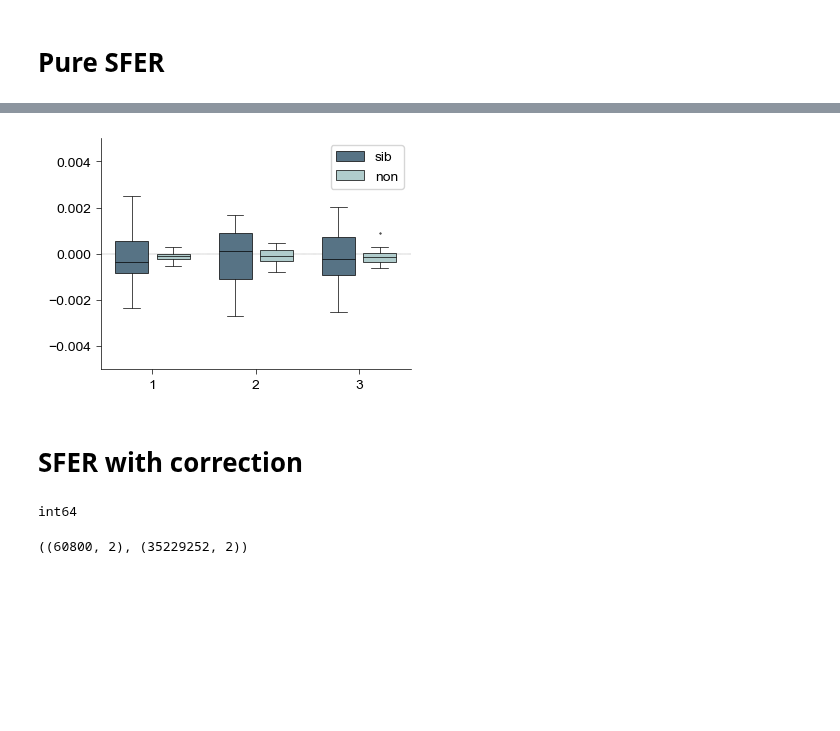
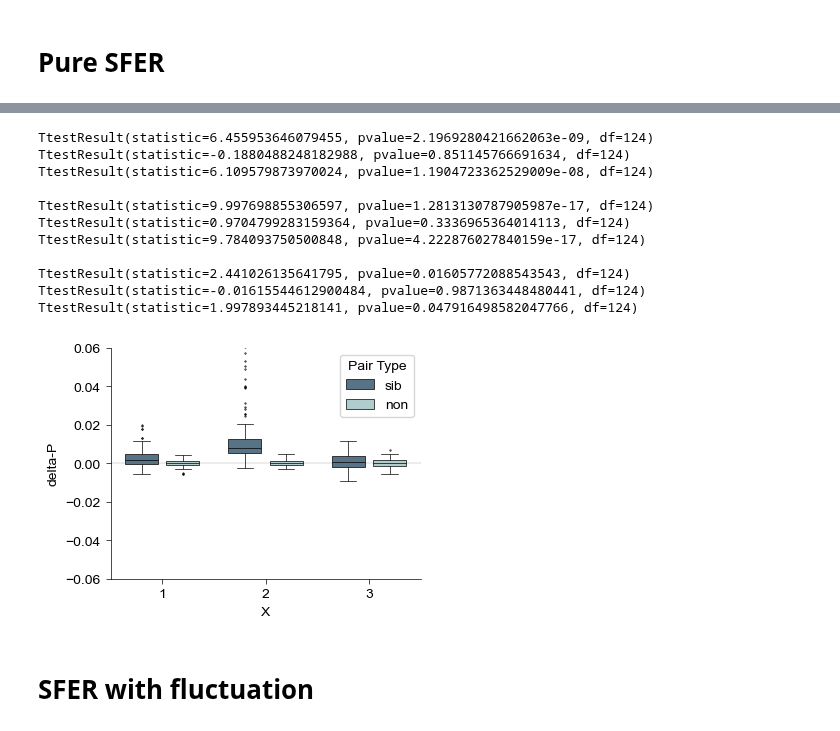
Before and after one commit to YAO-Shuyang/PlotFigures, a Jupyter notebook: Field Analysis/Fig0349 - Simulated Coordination.ipynb, the cells around one changed output, grey strips where cells are left out. Cells and saved outputs as stored; diff of their text form; code cells hidden in the pictures; blank space fills up the shorter version.

```diff
--- a/Field Analysis/Fig0349 - Simulated Coordination.ipynb
+++ b/Field Analysis/Fig0349 - Simulated Coordination.ipynb
@@ -376,59 +384,45 @@ print(mat.shape, mat2.shape)
 # %%
-t = np.concatenate([np.arange(25)] * 3)
-x = np.concatenate([np.repeat(1, 25), np.repeat(2, 25), np.repeat(3, 25)])
-y1 = np.concatenate([mat[:, 0, 0], mat[:, 1, 1], mat[:, 2, 2]])
-y2 = np.concatenate([mat2[:, 0, 0], mat2[:, 1, 1], mat2[:, 2, 2]])
+idx = np.where(Data['Model Type'] == 'SFER Corrected 1')[0]
+SubData = SubDict(Data, Data.keys(), idx)
 fig = plt.figure(figsize=(4,3))
 ax = Clear_Axes(plt.axes(), close_spines=['top', 'right'], ifxticks=True, ifyticks=True)
 ax.axhline(0, color='k', linestyle='--', linewidth=0.15)
 sns.boxplot(
-    x = np.concatenate([x, x]),
-    y = np.concatenate([y1, y2]),
-    hue = np.concatenate([np.repeat('sib', 75), np.repeat('non', 75)]),
+    x = 'X',
+    y = 'delta-P',
+    hue = 'Pair Type',
     palette=['#4F758D', '#ABD0D1'],
+    data=SubData,
     ax = ax,
     linecolor='black',
     linewidth=0.5,
     gap=0.2,
     flierprops={'markersize': 0.5},
 )
-ax.set_ylim([-0.005, 0.005])
-plt.savefig(join(loc, "Pure SFER [position].png"), dpi=600)
-plt.savefig(join(loc, "Pure SFER [position].svg"), dpi=600)
+ax.set_ylim([-0.06, 0.06])
+plt.savefig(join(loc, "SFER + Propensity.png"), dpi=600)
+plt.savefig(join(loc, "SFER + Propensity.svg"), dpi=600)
+
+for x in np.arange(1, 4):
+    idx1 = np.where((SubData['X'] == x)&(SubData['Pair Type'] == 'sib'))[0]
+    idx2 = np.where((SubData['X'] == x)&(SubData['Pair Type'] == 'non'))[0]
+
+    print(ttest_1samp(SubData['delta-P'][idx1], 0))
+    print(ttest_1samp(SubData['delta-P'][idx2], 0))
+    print(ttest_rel(SubData['delta-P'][idx1], SubData['delta-P'][idx2]))
+    print()
 # %% [output]
+TtestResult(statistic=6.455953646079455, pvalue=2.1969280421662063e-09, df=124)
+TtestResult(statistic=-0.1880488248182988, pvalue=0.851145766691634, df=124)
+TtestResult(statistic=6.109579873970024, pvalue=1.1904723362529009e-08, df=124)
+
+TtestResult(statistic=9.997698855306597, pvalue=1.2813130787905987e-17, df=124)
+TtestResult(statistic=0.9704799283159364, pvalue=0.3336965364014113, df=124)
+TtestResult(statistic=9.784093750500848, pvalue=4.222876027840159e-17, df=124)
+
+TtestResult(statistic=2.441026135641795, pvalue=0.01605772088543543, df=124)
+TtestResult(statistic=-0.01615544612900484, pvalue=0.9871363448480441, df=124)
+TtestResult(statistic=1.997893445218141, pvalue=0.047916498582047766, df=124)
-[figure, old version]
+[figure, new version]
 # %% [markdown]
-# SFER with correction
+# SFER with fluctuation
-# %%
-from mylib.field.field_tracker import indept_test_for_evolution_events, compute_joint_probability_matrix
-
-D = GetDMatrices(1, 48)
-thre = 50
-
-print(SFER.field_reg.dtype)
-
-sib_field_pairs, non_field_pairs = [], []
-for i in tqdm(range(len(SFER.field_info)-1)):
-    for j in range(i+1, len(SFER.field_info)):
-        if SFER.field_info[i] == SFER.field_info[j]:
-            if len(sib_field_pairs) >= 3000000:
-                continue
-            if D[int(SFER.field_pos[i])-1, int(SFER.field_pos[j])-1] <= thre:
-                continue
-
-            sib_field_pairs.append([i, j])
-            sib_field_pairs.append([j, i])
-        else:
-            if len(non_field_pairs) >= 200000000:
-                continue
-            non_field_pairs.append([i, j])
-            non_field_pairs.append([j, i])
-
-sib_field_pairs = np.array(sib_field_pairs)
-non_field_pairs = np.array(non_field_pairs)
-# %% [output]
-int64
-# %%
-sib_field_pairs.shape, non_field_pairs.shape
-# %% [output]
-((60800, 2), (35229252, 2))
```
Also changed, not shown: parts of 12 cells of this notebook, 5 other files.
